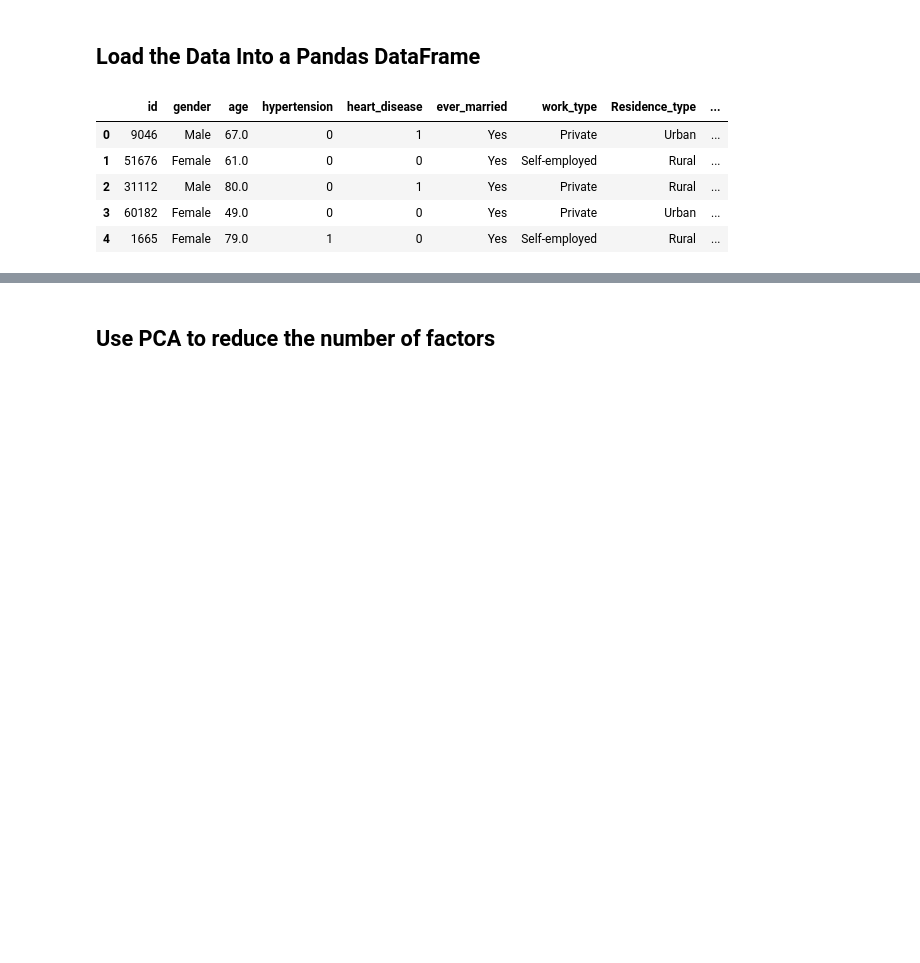
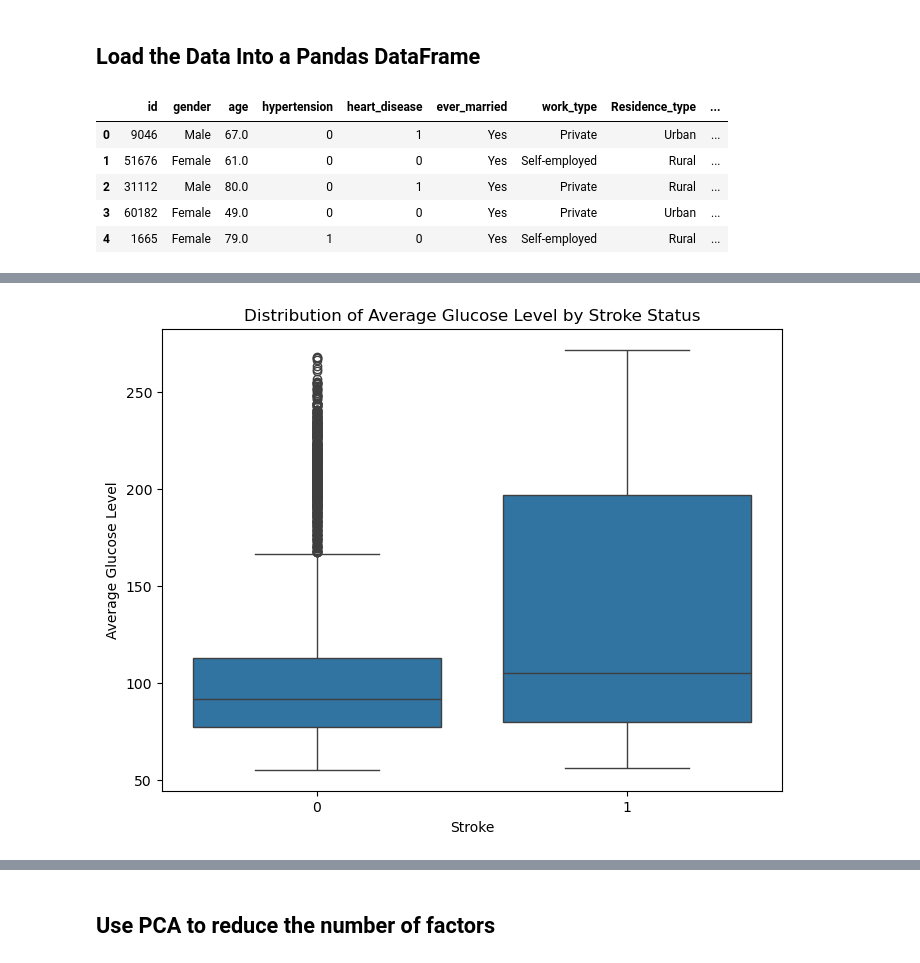
Before and after one commit to aparajita-code/Neuro_Ninjas, a Jupyter notebook: PCA_ML_Modeling.ipynb, the cells around one changed output, grey strips where cells are left out. Drawn from its saved outputs; the diff is of its cells as text; code cells hidden in the pictures; blank space fills up the shorter version.

```diff
--- a/PCA_ML_Modeling.ipynb
+++ b/PCA_ML_Modeling.ipynb
@@ -32,3 +60,16 @@ strokeinfo_df.head()
+# %%
+# @title Distribution of Average Glucose Level by Stroke Status
+
+import matplotlib.pyplot as plt
+import seaborn as sns
+
+plt.figure(figsize=(8, 6))
+sns.boxplot(x='stroke', y='avg_glucose_level', data=strokeinfo_df)
+plt.title('Distribution of Average Glucose Level by Stroke Status')
+plt.xlabel('Stroke')
+_ = plt.ylabel('Average Glucose Level')
+# %% [output]
+[figure, added]
 # %%
 #drop rows with null values
 strokeinfo_df = strokeinfo_df.dropna()
```
Also changed, not shown: parts of 30 cells of this notebook, 2 other files.
